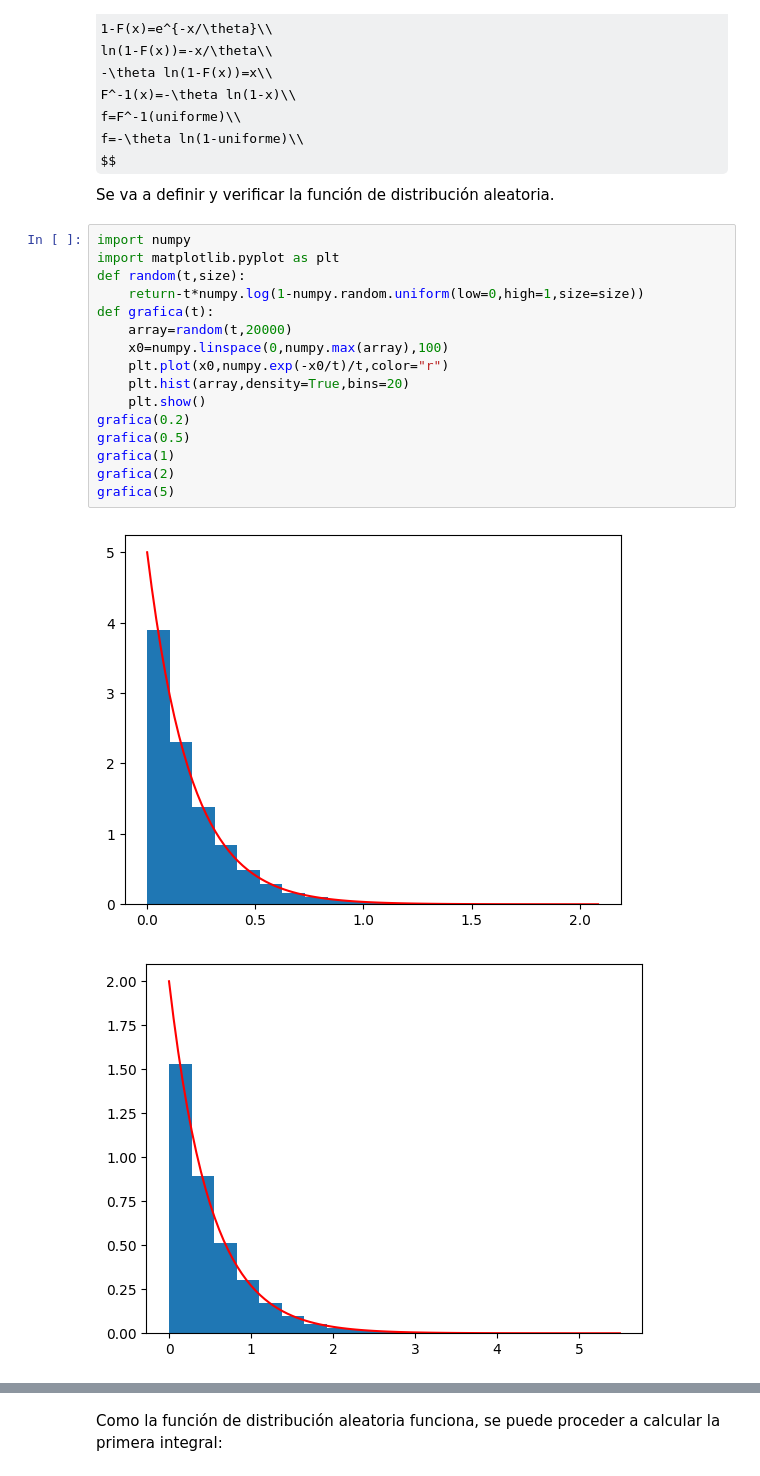
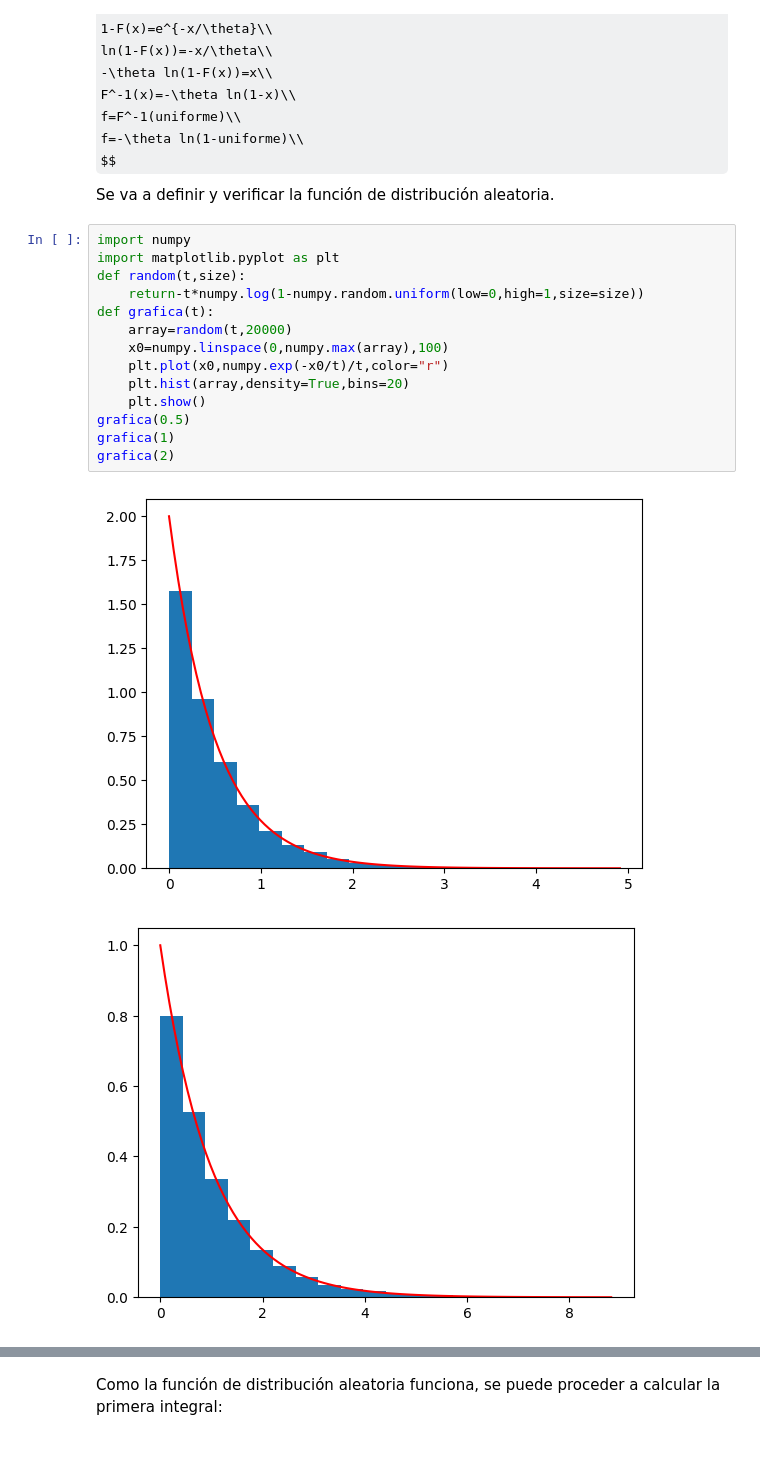
Before and after one commit to JuanDavidAnzolaAldana/Metodos1_JuanAnzola_AngelicaLopez, a Jupyter notebook: taller4/parametros5.ipynb, the cells around one changed output, grey strips where cells are left out. Saved outputs shown, nothing was run; the diff lists cells and outputs as text; some formulas as TeX source.

```diff
--- a/taller4/parametros5.ipynb
+++ b/taller4/parametros5.ipynb
@@ -208,19 +208,17 @@ Se va a definir y verificar la función de distribución aleatoria.
 # %%
 import numpy
 import matplotlib.pyplot as plt
 def random(t,size):
     return-t*numpy.log(1-numpy.random.uniform(low=0,high=1,size=size))
 def grafica(t):
     array=random(t,20000)
     x0=numpy.linspace(0,numpy.max(array),100)
     plt.plot(x0,numpy.exp(-x0/t)/t,color="r")
     plt.hist(array,density=True,bins=20)
     plt.show()
-grafica(0.2)
 grafica(0.5)
 grafica(1)
 grafica(2)
-grafica(5)
 # %% [output]
-[figure, old version]
+[figure, new version]
-[figure, old version]
+[figure, new version]
```
Also changed, not shown: parts of 1 cell of this notebook.
